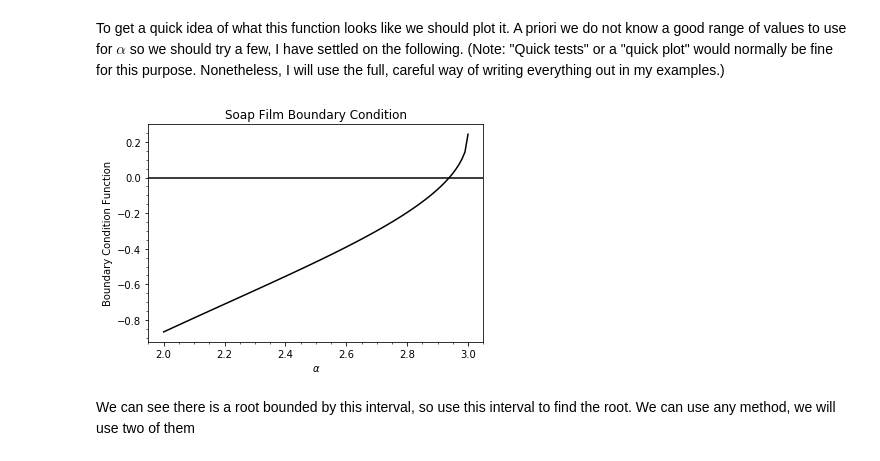
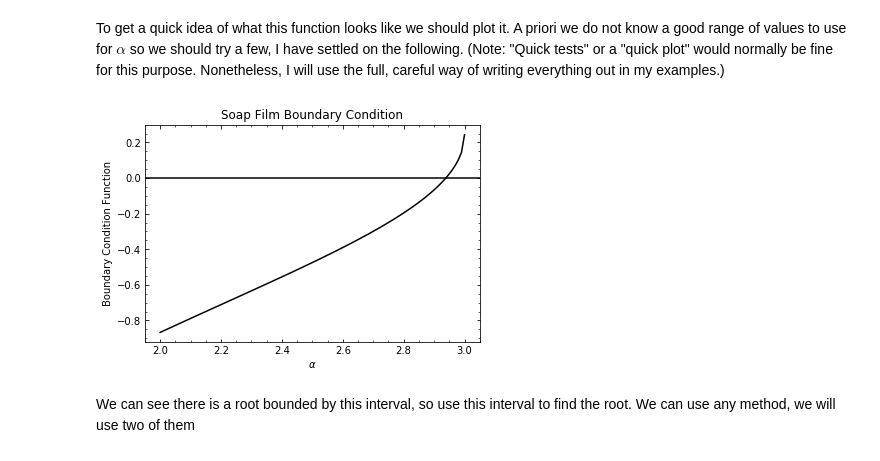
Before and after one commit to cwru-phys-250/p250-spring-2019, a Jupyter notebook: examples/Root_Finding.ipynb, the cells around one changed output. Cells and saved outputs as stored; diff of their text form; code cells hidden in the pictures.

```diff
--- a/examples/Root_Finding.ipynb
+++ b/examples/Root_Finding.ipynb
@@ -51,15 +51,17 @@ To get a quick idea of what this function looks like we should plot it.  A prior
 # %%
 alpha = np.linspace(2,3,100)
 fig = plt.figure()
 ax = fig.add_subplot(111)
 ax.plot(alpha, film_radius(alpha), 'k-')
 ax.set_xlabel(r'$\alpha$')
 ax.set_ylabel('Boundary Condition Function')
 ax.set_title('Soap Film Boundary Condition')
 ax.axhline(0, color='k')
+# Fix plot formatting
 ax.minorticks_on()
+ax.tick_params(which='both', direction='in', right=True, top=True)
 # %% [output]
-[figure, old version]
+[figure, new version]
 # %% [markdown]
 We can see there is a root bounded by this interval, so use this interval to find the root.  We can use any method, we will use two of them
 # %%
```
Also changed, not shown: parts of 7 cells of this notebook.
